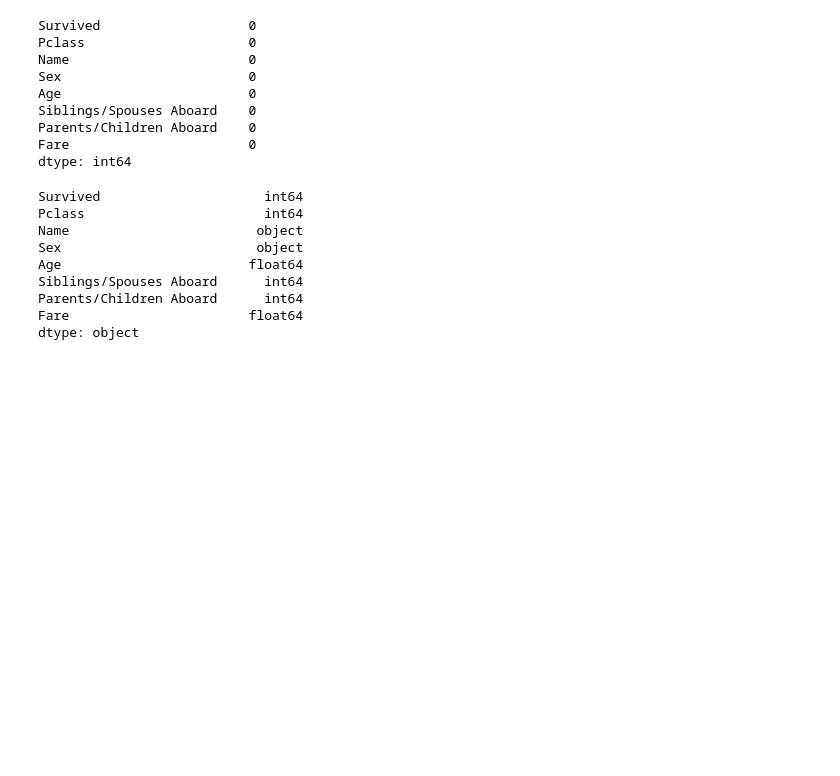
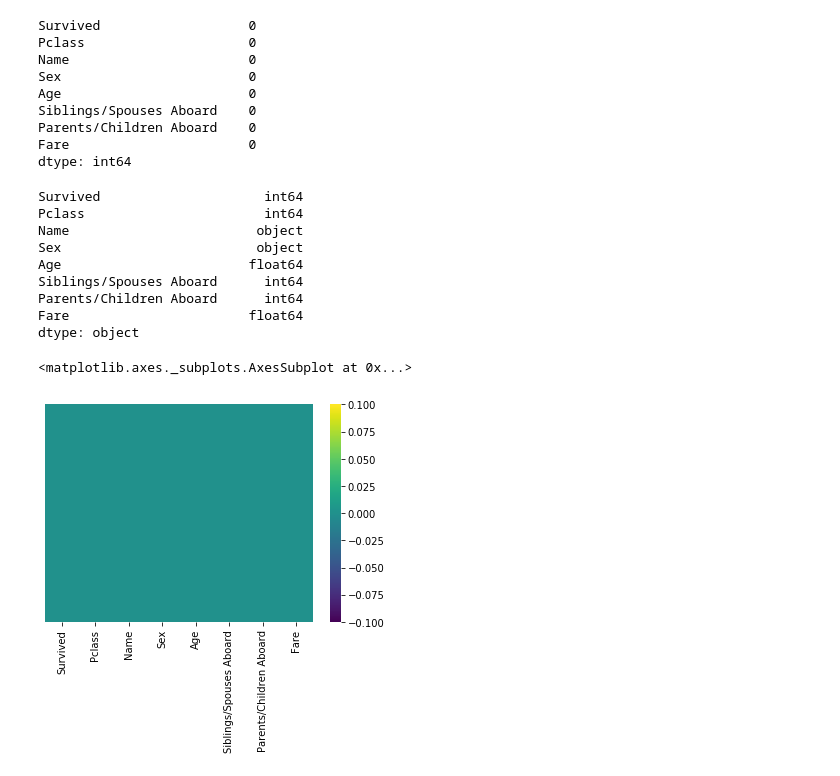
Before and after one commit to rooneyrulz/titanic_disaster_ml, a Jupyter notebook: Predictions.ipynb, the cells around one changed output. Saved outputs shown, nothing was run; the diff lists cells and outputs as text; code cells hidden in the pictures; blank space fills up the shorter version.

Commit message:
working on data wrangling

```diff
--- a/Predictions.ipynb
+++ b/Predictions.ipynb
@@ -111,3 +111,9 @@ Siblings/Spouses Aboard      int64
 Parents/Children Aboard      int64
 Fare                       float64
 dtype: object
+# %%
+# Let's visualize there's no Null OR NAN
+sns.heatmap(titanic_data.isnull(), yticklabels=False, cmap='viridis')
+# %% [output]
+<matplotlib.axes._subplots.AxesSubplot at 0x...>
+[figure, added]
```
Also changed, not shown: parts of 5 cells of this notebook.
